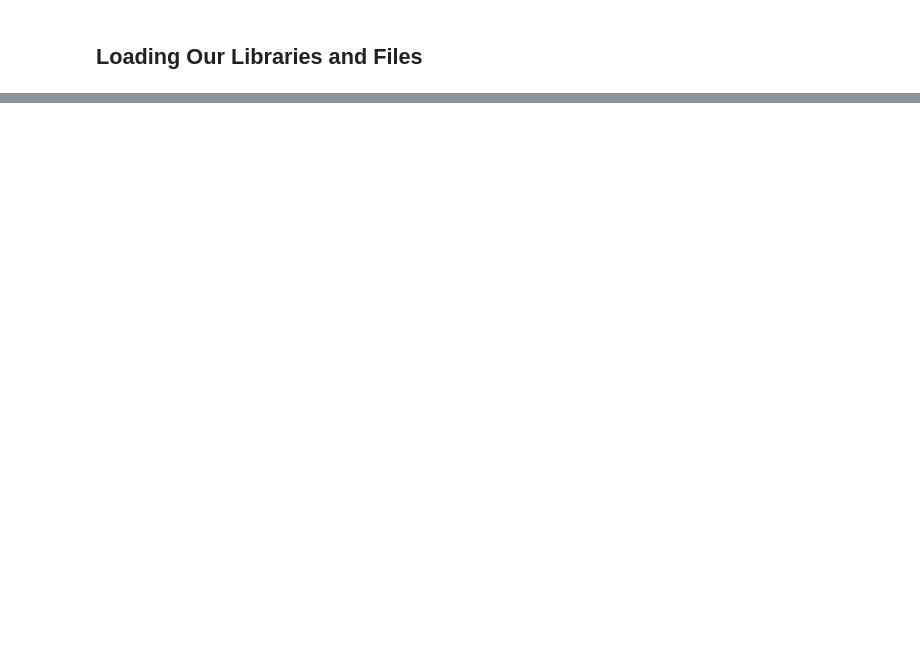
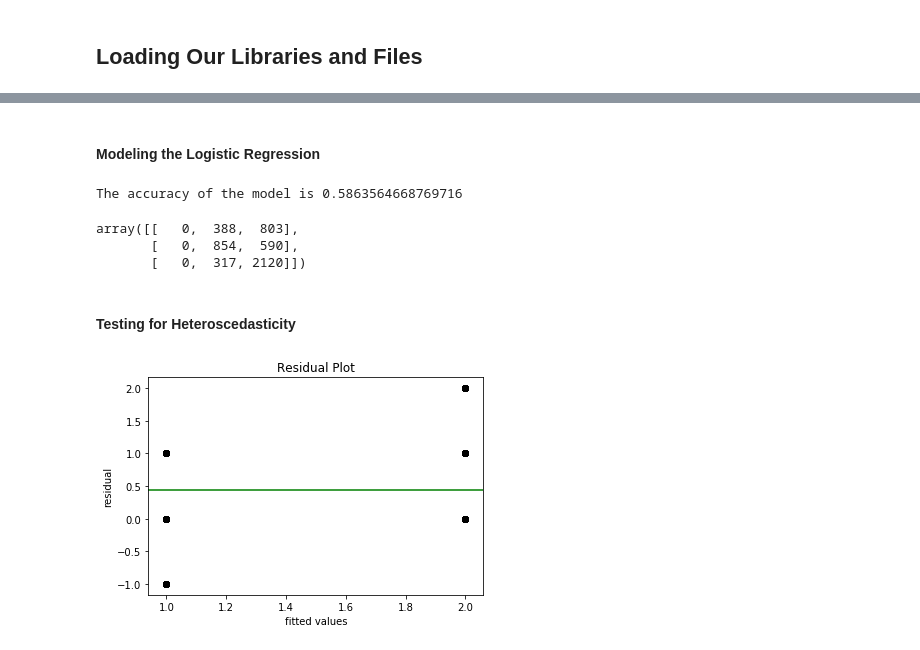
Before and after one commit to Linda-Agesa/Mchezopesa-Football-Analysis, a Jupyter notebook: Mchezopesa_Analysis.ipynb, the cells around one changed output, grey strips where cells are left out. Cells and saved outputs as stored; diff of their text form; code cells hidden in the pictures; blank space fills up the shorter version.

```diff
--- a/Mchezopesa_Analysis.ipynb
+++ b/Mchezopesa_Analysis.ipynb
@@ -30,0 +1097,43 @@
+# %%
+# Creating the train and test sets of our dataset
+
+S = fifa_df.drop(['match_outcome', 'home_score', 'away_score','goal_difference'], axis = 1)
+t = fifa_df.match_outcome
+
+S_train, S_test, t_train, t_test = train_test_split(S, t, random_state = 3, test_size = 0.3)
+# %% [markdown]
+#### Modeling the Logistic Regression
+# %%
+#  Applying and training the model
+
+logreg = LogisticRegression()
+logreg.fit(S_train, t_train)
+
+# Predicting the results
+
+t_pred = logreg.predict(S_test)
+
+# Evaluating the performance of the model
+#
+print('The accuracy of the model is',  accuracy_score(t_test, t_pred))
+confusion_matrix(t_test, t_pred)
+# %% [output]
+The accuracy of the model is 0.5863564668769716
+array([[   0,  388,  803],
+       [   0,  854,  590],
+       [   0,  317, 2120]])
+# %% [markdown]
+#### Testing for Heteroscedasticity
+# %%
+residuals = t_pred - t_test
+
+# Plotting the prediction errors
+
+plt.scatter(t_pred, residuals, color='black')
+plt.title('Residual Plot')
+plt.ylabel('residual')
+plt.xlabel('fitted values')
+plt.axhline(y= residuals.mean(), color='green')
+plt.show()
+# %% [output]
+[figure, added]
```
Also changed, not shown: parts of 135 cells of this notebook.
